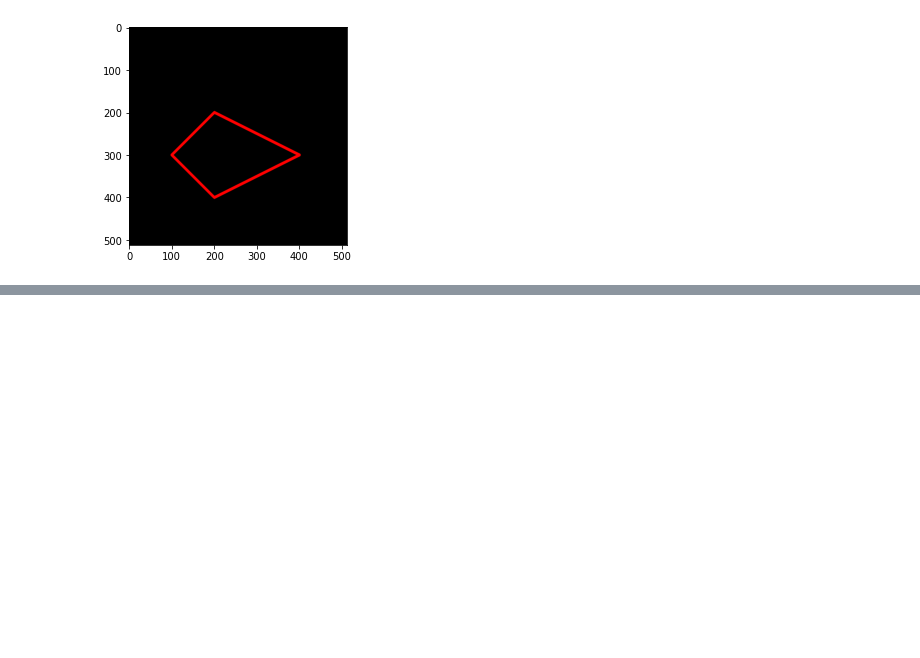
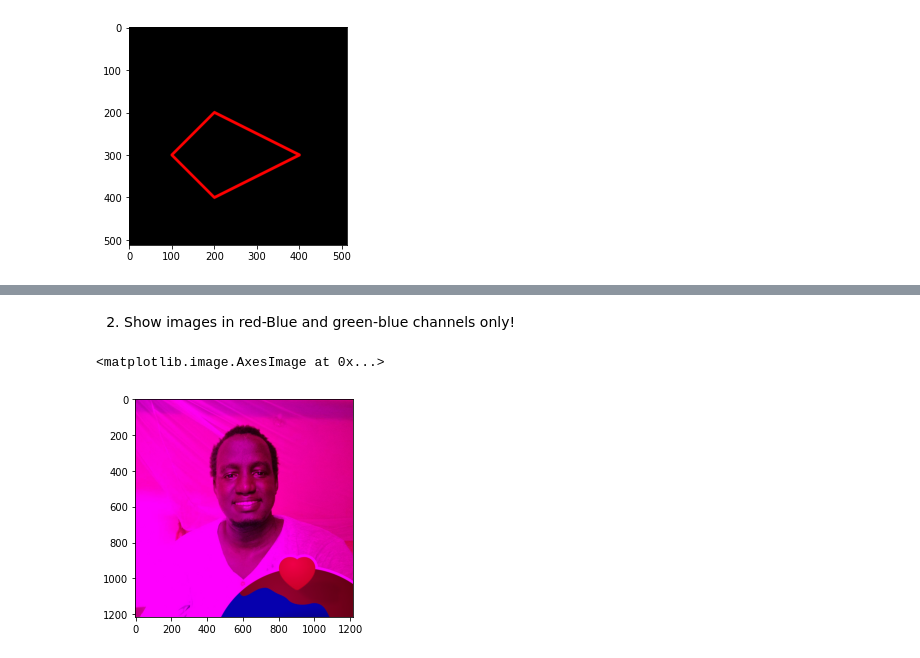
Before and after one commit to chanpaulamol/Image_Processing_Computer_Vision, a Jupyter notebook: Week2.ipynb, the cells around one changed output, grey strips where cells are left out. Drawn from its saved outputs; the diff is of its cells as text; code cells hidden in the pictures; blank space fills up the shorter version.

```diff
--- a/Week2.ipynb
+++ b/Week2.ipynb
@@ -149,0 +154,6 @@ plt.imshow(black_img2)
+# %%
+# Reading Image and its Height and width
+image = cv.imread('/content/drive/MyDrive/PCVK/Images/chan.jpg')
+# Height and Width
+height = image.shape[0]
+width = image.shape[1]
@@ -149,0 +169,10 @@ plt.imshow(black_img2)
+# %% [markdown]
+2. Show images in red-Blue and green-blue channels only!
+# %%
+#Show image in Red-Blue Channel Only!
+img7 = cv.cvtColor(image, cv.COLOR_BGR2RGB)
+img7[:,:,1] = 0
+plt.imshow(img7)
+# %% [output]
+<matplotlib.image.AxesImage at 0x...>
+[figure, added]
```
Also changed, not shown: parts of 19 cells of this notebook.
